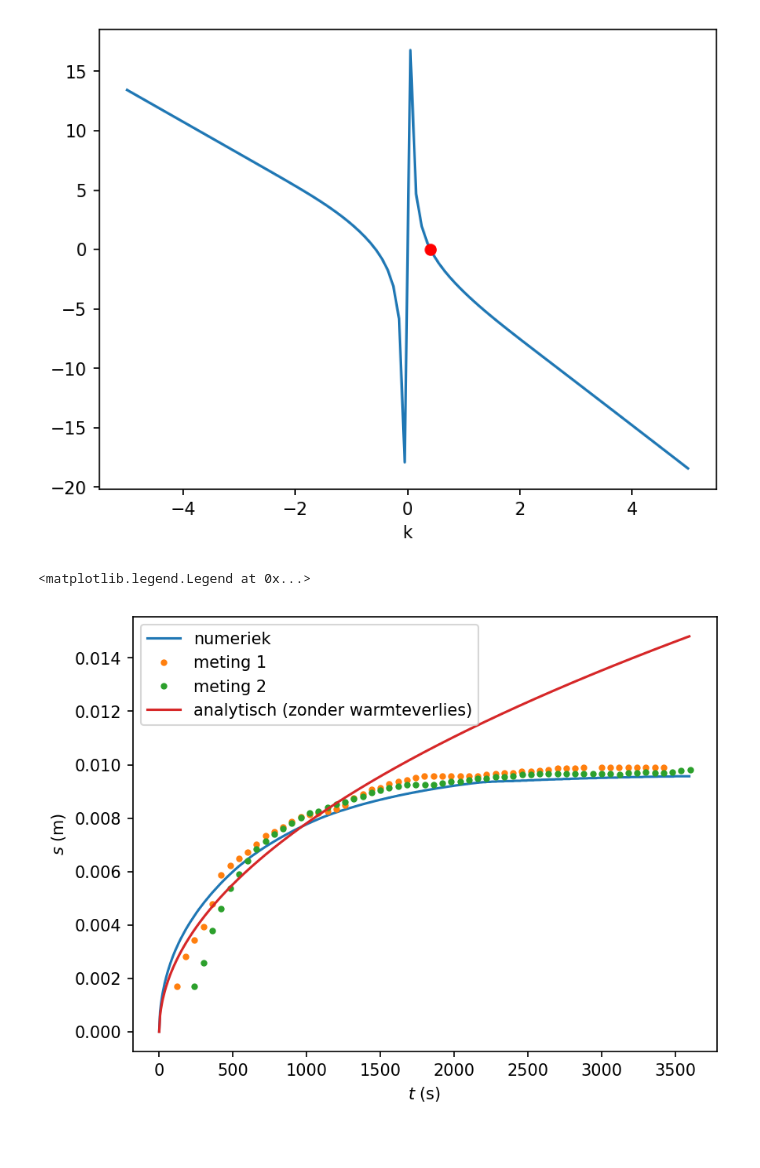
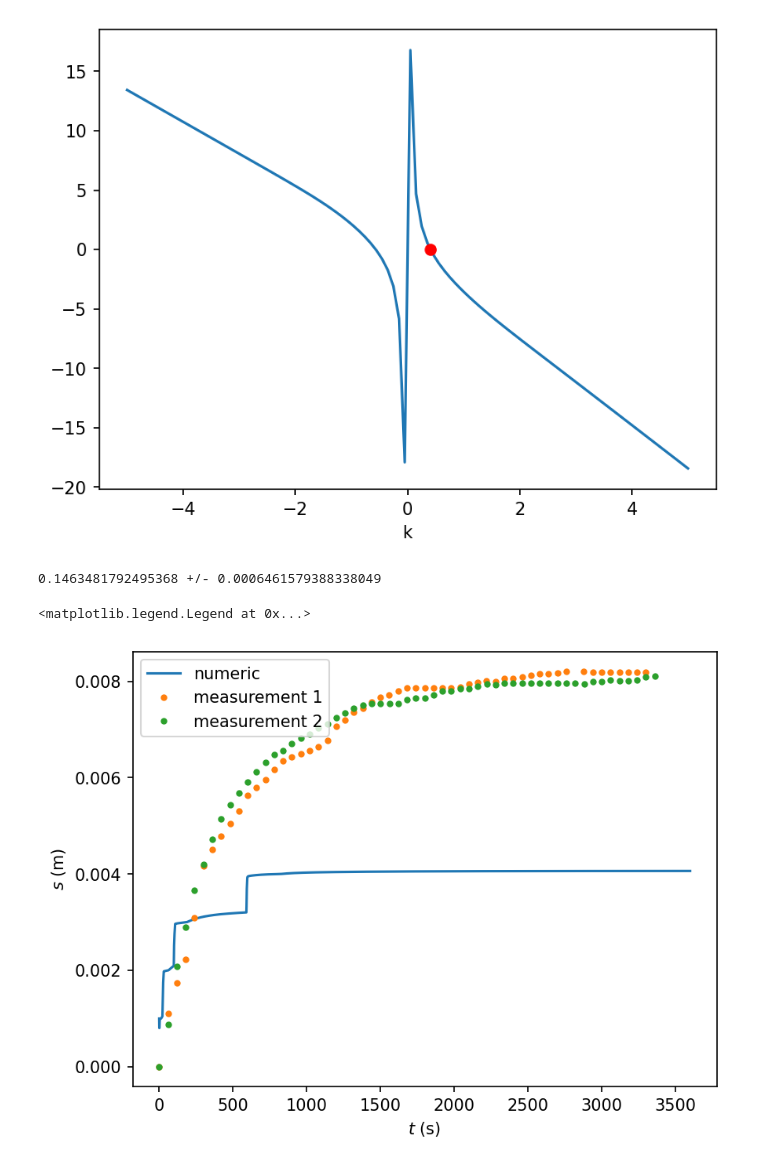
Before and after one commit to Morbotu/phase-transition-simulation, a Jupyter notebook: vergelijken_sim_real.ipynb, the cells around one changed output. Cells and saved outputs as stored; diff of their text form; code cells hidden in the pictures.

Commit message:
Fix code and add iteration mode

```diff
--- a/vergelijken_sim_real.ipynb
+++ b/vergelijken_sim_real.ipynb
@@ -39,46 +38,52 @@ k, root_function(k)
 [figure]
 # %%
 w       = 50e-3
-dx      = 1e-5       # m
-dt      = 1e-4       # s
+dx      = 1e-3       # m
+dt      = 1e-3       # s
 
 x = np.arange(0, w, dx) # all cell positions
 t1 = 3600. # simulation time to run for
 N = int(t1 / dt) # number of iterations for simulation time
 
-playback = t1 / 30 # playback speed
-fps = 20 # fps for animation
+# playback = t1 / 30 # playback speed
+fps = 1 # fps for animation
 t_fps = 1 / fps / dt # number of iterations between each frame
-frames = np.where(np.arange(N, dtype=int) % int(t_fps * playback) == 0)[0] # all iterations that are displayed
+frames = np.where(np.arange(N, dtype=int) % int(t_fps) == 0)[0] # all iterations that are displayed
 # %%
-# T = np.loadtxt("returnsT0=120.0,dT=0.5,dx=4,dt=4.csv", delimiter=',')
-# T = np.loadtxt("returnsT0=120.0,dT=0.5,dx=4,dt=5.csv", delimiter=',')
-# T = np.loadtxt("returnsT0=120.0,dT=0.1,dx=5,dt=4.csv", delimiter=',')
-T = np.loadtxt("returnsT0=120.0,dT=0.05,dx=5,dt=4.csv", delimiter=',')
+# T = np.loadtxt("returnsT0=120.0,dT=0.5,dx=4,dt=4_lossless.csv", delimiter=',')
+
+T = np.loadtxt("results,T0=120.0,dT=0.5,dx=1.0e-03,dt=1.0e-03.csv", delimiter=',')
 
 _, t_exp1, s_exp1 = np.loadtxt("VID2_20250702_121653112.csv", delimiter=',', skiprows=1).T
 _, t_exp2, s_exp2 = np.loadtxt("VID2_20250702_141248613.csv", delimiter=',', skiprows=1).T
 
 s_exp1 /= 1e3
 s_exp2 /= 1e3
 
 s = [x[np.abs(T[0] - Tm).argmin()]]
 for i in range(1, len(frames)):
     index_min = np.abs(T[i] - Tm).argmin()
+    if T[i][index_min] > Tm:
+        s.append(x[index_min] + (Tm - T[i][index_min]) / (T[i][index_min + 1] - T[i][index_min]) * dx)
     if T[i][index_min] < Tm:
-        s.append(x[index_min] + (Tm - T[i][index_min]) / (T[i][index_min + 1] - T[i][index_min]) * dx)
-    if T[i][index_min] > Tm:
         s.append(x[index_min] - (Tm - T[i][index_min]) / (T[i][index_min - 1] - T[i][index_min]) * dx)
 
+# s = [x[np.abs(T[i] - Tm).argmin()] for i in range(len(frames))]
 t = frames * dt
 
-plt.plot(t, s, label="numeriek")
-plt.plot(t_exp1[t_exp1 < t1], s_exp1[t_exp1 < t1]+1.7e-3, '.', label="meting 1")
-plt.plot(t_exp2[t_exp2 < t1], s_exp2[t_exp2 < t1]+1.7e-3, '.', label="meting 2")
-plt.plot(t, 2 * k * np.sqrt(a_l * t), label="analytisch (zonder warmteverlies)")
+X_i = lambda t, k: 2 * k * np.sqrt(a_l * t)
+popt, popv = curve_fit(X_i, t, s)
+error = np.sqrt(np.diag(popv))
+print(f"{popt[0]} +/- {error[0]}")
+
+plt.plot(t, s, label="numeric")
+plt.plot(t_exp1[t_exp1 < t1] - min(t_exp1), s_exp1[t_exp1 < t1], '.', label="measurement 1")
+plt.plot(t_exp2[t_exp2 < t1] - min(t_exp2), s_exp2[t_exp2 < t1], '.', label="measurement 2")
+# plt.plot(t, 2 * k * np.sqrt(a_l * t), label="analytic")
 plt.xlabel("$t$ (s)")
 plt.ylabel("$s$ (m)")
 plt.legend(loc="upper left")
 # %% [output]
-<matplotlib.legend.Legend at 0x...>
+0.1463481792495368 +/- 0.0006461579388338049
+<matplotlib.legend.Legend at 0x...>
-[figure, old version]
+[figure, new version]
```
Also changed, not shown: parts of 1 cell of this notebook, 1 other file.
